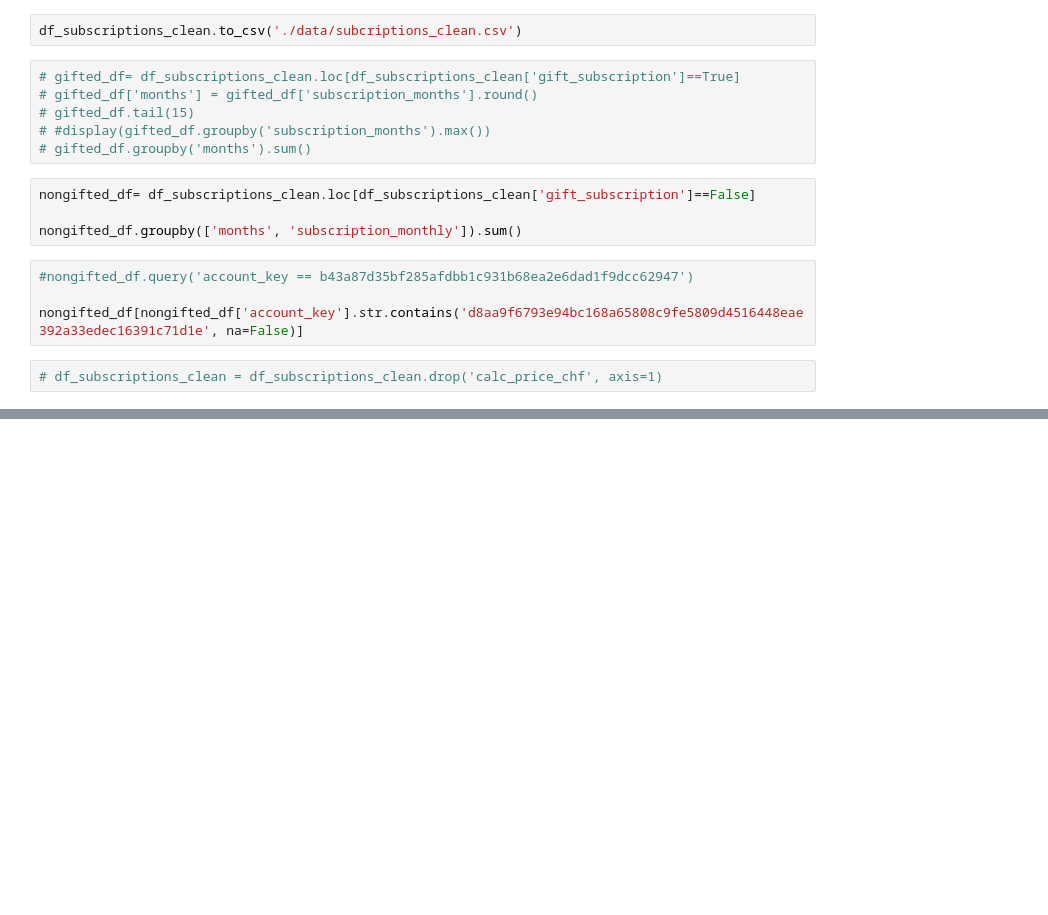
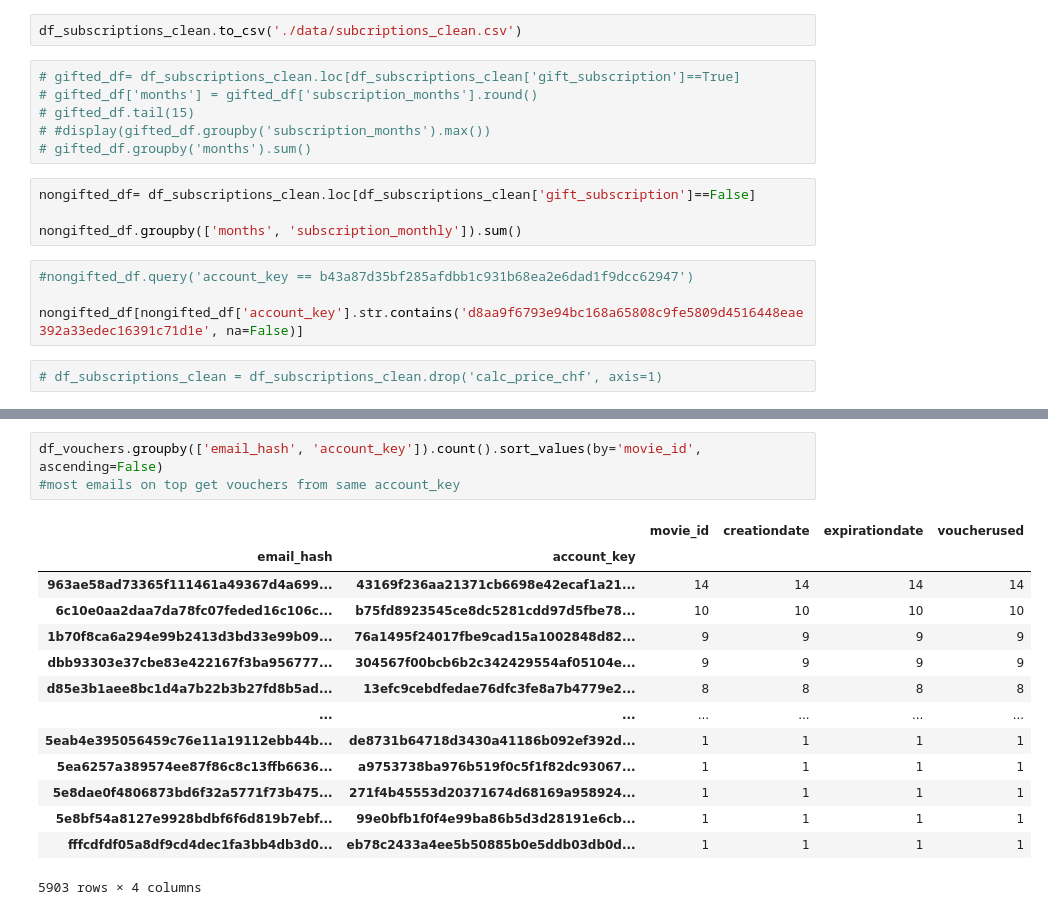
Before and after one commit to elisicke/Data-Analyst-Capstone-Project, a Jupyter notebook: Group_Liz.ipynb, the cells around one changed output, grey strips where cells are left out. Saved outputs shown, nothing was run; the diff lists cells and outputs as text; blank space fills up the shorter version.

```diff
--- a/Group_Liz.ipynb
+++ b/Group_Liz.ipynb
@@ -189,0 +266,18 @@ nongifted_df[nongifted_df['account_key'].str.contains('d8aa9f6793e94bc168a65808c
+# %%
+df_vouchers.groupby(['email_hash', 'account_key']).count().sort_values(by='movie_id', ascending=False)
+#most emails on top get vouchers from same account_key
+# %% [output]
+|  |  | movie_id | creationdate | expirationdate | voucherused |
+| email_hash | account_key |  |  |  |  |
+| 963ae58ad73365f111461a49367d4a699... | 43169f236aa21371cb6698e42ecaf1a21... | 14 | 14 | 14 | 14 |
+| 6c10e0aa2daa7da78fc07feded16c106c... | b75fd8923545ce8dc5281cdd97d5fbe78... | 10 | 10 | 10 | 10 |
+| 1b70f8ca6a294e99b2413d3bd33e99b09... | 76a1495f24017fbe9cad15a1002848d82... | 9 | 9 | 9 | 9 |
+| dbb93303e37cbe83e422167f3ba956777... | 304567f00bcb6b2c342429554af05104e... | 9 | 9 | 9 | 9 |
+| d85e3b1aee8bc1d4a7b22b3b27fd8b5ad... | 13efc9cebdfedae76dfc3fe8a7b4779e2... | 8 | 8 | 8 | 8 |
+| ... | ... | ... | ... | ... | ... |
+| 5eab4e395056459c76e11a19112ebb44b... | de8731b64718d3430a41186b092ef392d... | 1 | 1 | 1 | 1 |
+| 5ea6257a389574ee87f86c8c13ffb6636... | a9753738ba976b519f0c5f1f82dc93067... | 1 | 1 | 1 | 1 |
+| 5e8dae0f4806873bd6f32a5771f73b475... | 271f4b45553d20371674d68169a958924... | 1 | 1 | 1 | 1 |
+| 5e8bf54a8127e9928bdbf6f6d819b7ebf... | 99e0bfb1f0f4e99ba86b5d3d28191e6cb... | 1 | 1 | 1 | 1 |
+| fffcdfdf05a8df9cd4dec1fa3bb4db3d0... | eb78c2433a4ee5b50885b0e5ddb03db0d... | 1 | 1 | 1 | 1 |
+5903 rows × 4 columns
```
Also changed, not shown: parts of 10 cells of this notebook.
